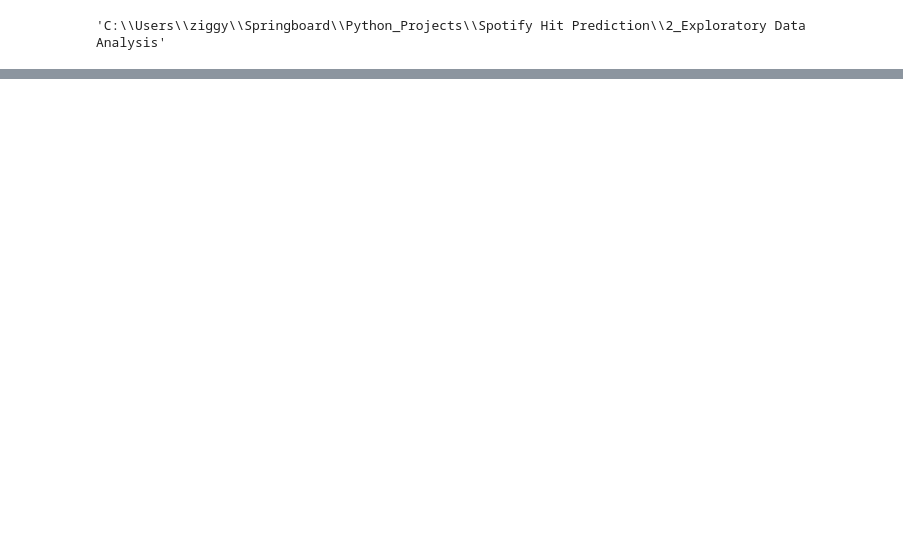
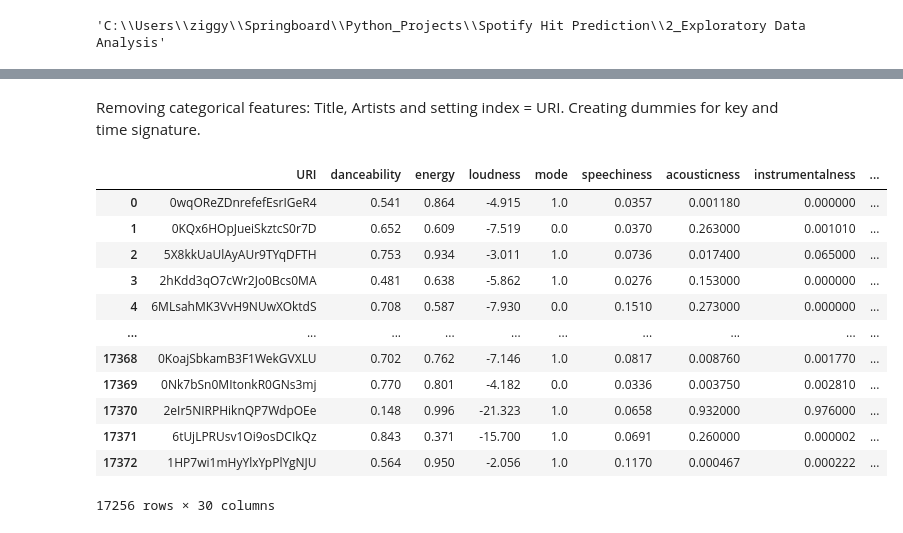
Before and after one commit to zig-zag-96/Python_Projects, a Jupyter notebook: Spotify Hit Prediction/2_Exploratory Data Analysis/Pre-processing for Cleaned_FullDataset.ipynb, the cells around one changed output, grey strips where cells are left out. Cells and saved outputs as stored; diff of their text form; code cells hidden in the pictures; blank space fills up the shorter version.

```diff
--- a/Spotify Hit Prediction/2_Exploratory Data Analysis/Pre-processing for Cleaned_FullDataset.ipynb
+++ b/Spotify Hit Prediction/2_Exploratory Data Analysis/Pre-processing for Cleaned_FullDataset.ipynb
@@ -13,4 +13,4 @@ pwd
 # %% [output]
 'C:\\Users\\ziggy\\Springboard\\Python_Projects\\Spotify Hit Prediction\\2_Exploratory Data Analysis'
 # %%
-df = pd.read_csv(r'C:\\Users\\ziggy\\Springboard\\Python_Projects\\Spotify Hit Prediction\\2_Exploratory Data Analysis\\Cleaned_FullDataset.csv', index_col=0)
+df = pd.read_csv('Cleaned_FullDataset', index_col=0)
@@ -18,0 +26,24 @@ FileNotFoundError: [Errno 2] No such file or directory: 'C:\\\\Users\\\\ziggy\\\
+# %% [markdown]
+Removing categorical features: Title, Artists  and setting index = URI. Creating dummies for key and time signature.
+# %%
+data = df.drop(columns=['Title','Artist'],axis=1)
+# %%
+#Let's convert the duration from miliseconds to seconds
+data['duration']=data['duration_ms'].apply(lambda x: round(x/1000))
+data.drop(columns='duration_ms', inplace=True, axis=1)
+# %%
+pd.get_dummies(data=data,columns=['key','time_signature'])
+# %% [output]
+|  | URI | danceability | energy | loudness | mode | speechiness | acousticness | instrumentalness | ... |
+| 0 | 0wqOReZDnrefefEsrIGeR4 | 0.541 | 0.864 | -4.915 | 1.0 | 0.0357 | 0.001180 | 0.000000 | ... |
+| 1 | 0KQx6HOpJueiSkztcS0r7D | 0.652 | 0.609 | -7.519 | 0.0 | 0.0370 | 0.263000 | 0.001010 | ... |
+| 2 | 5X8kkUaUlAyAUr9TYqDFTH | 0.753 | 0.934 | -3.011 | 1.0 | 0.0736 | 0.017400 | 0.065000 | ... |
+| 3 | 2hKdd3qO7cWr2Jo0Bcs0MA | 0.481 | 0.638 | -5.862 | 1.0 | 0.0276 | 0.153000 | 0.000000 | ... |
+| 4 | 6MLsahMK3VvH9NUwXOktdS | 0.708 | 0.587 | -7.930 | 0.0 | 0.1510 | 0.273000 | 0.000000 | ... |
+| ... | ... | ... | ... | ... | ... | ... | ... | ... | ... |
+| 17368 | 0KoajSbkamB3F1WekGVXLU | 0.702 | 0.762 | -7.146 | 1.0 | 0.0817 | 0.008760 | 0.001770 | ... |
+| 17369 | 0Nk7bSn0MItonkR0GNs3mj | 0.770 | 0.801 | -4.182 | 0.0 | 0.0336 | 0.003750 | 0.002810 | ... |
+| 17370 | 2eIr5NIRPHiknQP7WdpOEe | 0.148 | 0.996 | -21.323 | 1.0 | 0.0658 | 0.932000 | 0.976000 | ... |
+| 17371 | 6tUjLPRUsv1Oi9osDCIkQz | 0.843 | 0.371 | -15.700 | 1.0 | 0.0691 | 0.260000 | 0.000002 | ... |
+| 17372 | 1HP7wi1mHyYlxYpPlYgNJU | 0.564 | 0.950 | -2.056 | 1.0 | 0.1170 | 0.000467 | 0.000222 | ... |
+17256 rows × 30 columns
```
Also changed, not shown: parts of 10 cells of this notebook.
